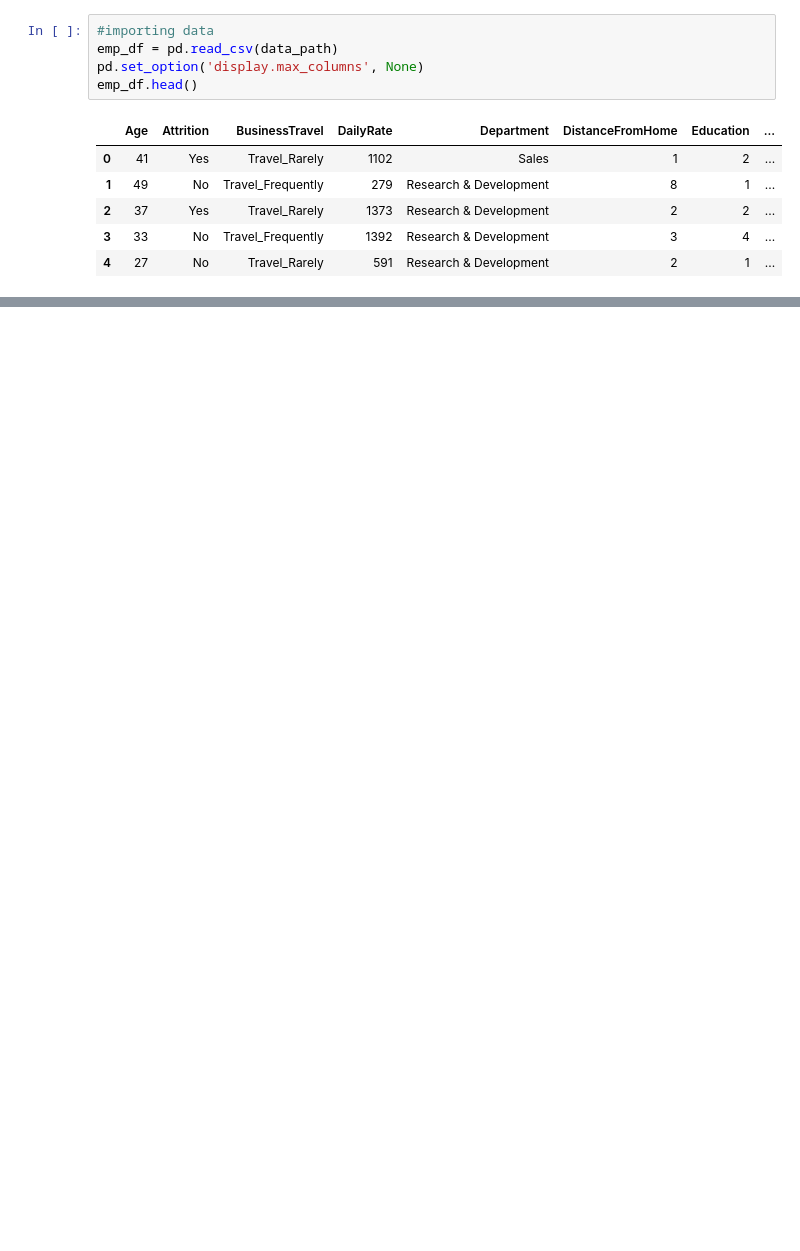
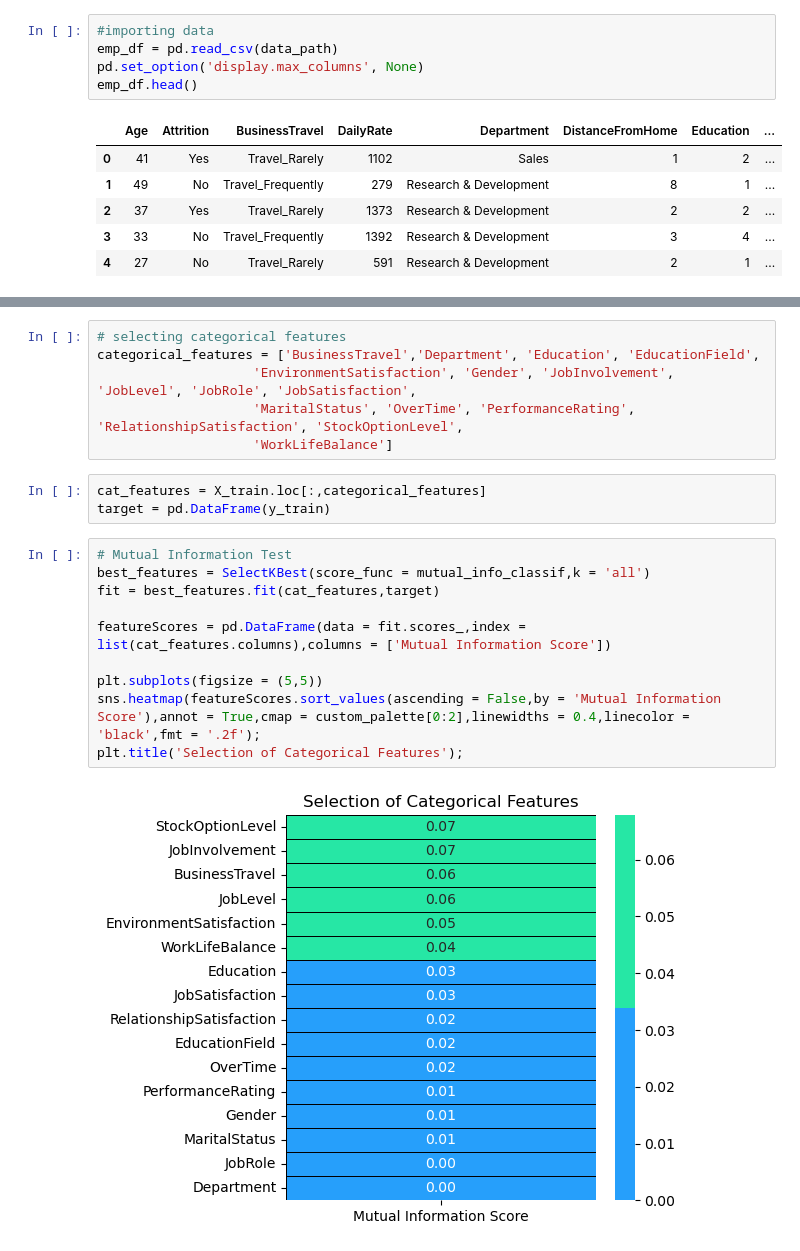
Before and after one commit to LasaK97/Employee-Attrition-and-Performance-EDA-Model-, a Jupyter notebook: src/model.ipynb, the cells around one changed output, grey strips where cells are left out. Saved outputs shown, nothing was run; the diff lists cells and outputs as text; blank space fills up the shorter version.

```diff
--- a/src/model.ipynb
+++ b/src/model.ipynb
@@ -52,0 +255,21 @@ emp_df.head()
+# %%
+# selecting categorical features
+categorical_features = ['BusinessTravel','Department', 'Education', 'EducationField',
+                    'EnvironmentSatisfaction', 'Gender', 'JobInvolvement', 'JobLevel', 'JobRole', 'JobSatisfaction',
+                    'MaritalStatus', 'OverTime', 'PerformanceRating', 'RelationshipSatisfaction', 'StockOptionLevel',
+                    'WorkLifeBalance']
+# %%
+cat_features = X_train.loc[:,categorical_features]
+target = pd.DataFrame(y_train)
+# %%
+# Mutual Information Test
+best_features = SelectKBest(score_func = mutual_info_classif,k = 'all')
+fit = best_features.fit(cat_features,target)
+
+featureScores = pd.DataFrame(data = fit.scores_,index = list(cat_features.columns),columns = ['Mutual Information Score'])
+
+plt.subplots(figsize = (5,5))
+sns.heatmap(featureScores.sort_values(ascending = False,by = 'Mutual Information Score'),annot = True,cmap = custom_palette[0:2],linewidths = 0.4,linecolor = 'black',fmt = '.2f');
+plt.title('Selection of Categorical Features');
+# %% [output]
+[figure, added]
```
Also changed, not shown: parts of 83 cells of this notebook, 6 other files.
